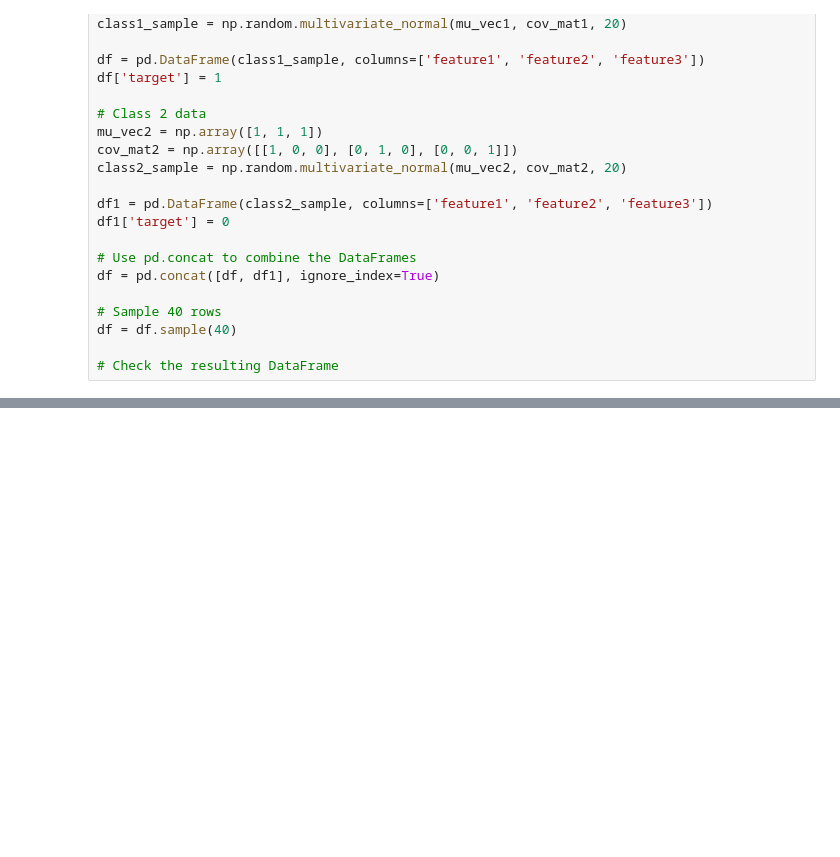
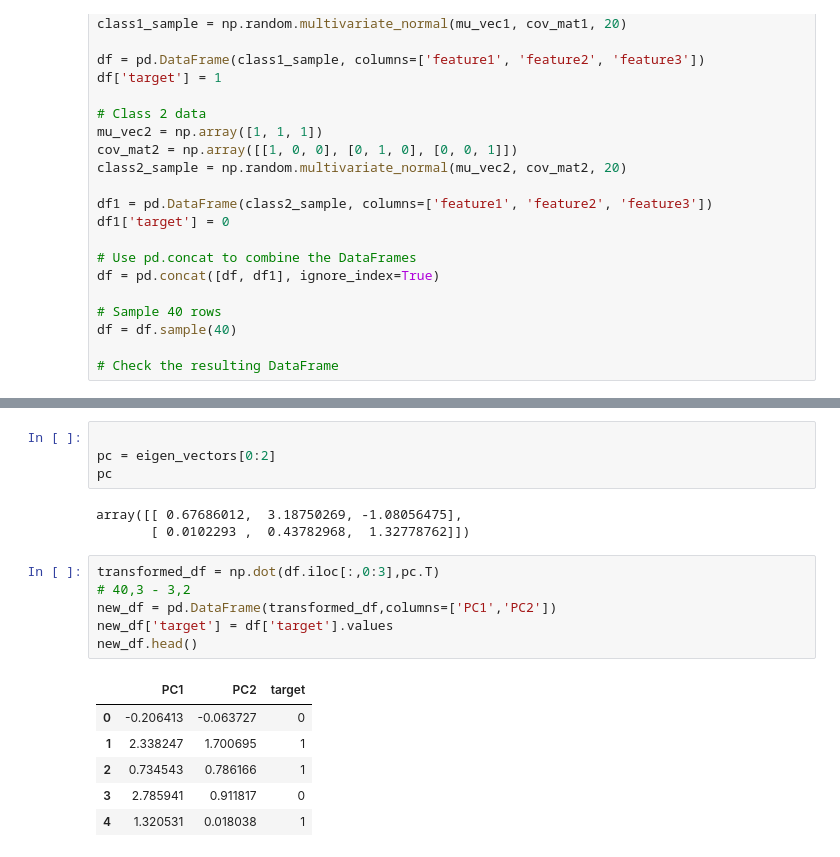
Before and after one commit to amitmishra-cs/100-Days_ML_DL, a Jupyter notebook: 38-pca/pca.ipynb, the cells around one changed output, grey strips where cells are left out. Cells and saved outputs as stored; diff of their text form; blank space fills up the shorter version.

```diff
--- a/38-pca/pca.ipynb
+++ b/38-pca/pca.ipynb
@@ -29,0 +126,20 @@ df = df.sample(40)
+# %%
+
+pc = eigen_vectors[0:2]
+pc
+# %% [output]
+array([[ 0.67686012,  3.18750269, -1.08056475],
+       [ 0.0102293 ,  0.43782968,  1.32778762]])
+# %%
+transformed_df = np.dot(df.iloc[:,0:3],pc.T)
+# 40,3 - 3,2
+new_df = pd.DataFrame(transformed_df,columns=['PC1','PC2'])
+new_df['target'] = df['target'].values
+new_df.head()
+# %% [output]
+|  | PC1 | PC2 | target |
+| 0 | -0.206413 | -0.063727 | 0 |
+| 1 | 2.338247 | 1.700695 | 1 |
+| 2 | 0.734543 | 0.786166 | 1 |
+| 3 | 2.785941 | 0.911817 | 0 |
+| 4 | 1.320531 | 0.018038 | 1 |
```
Also changed, not shown: parts of 9 cells of this notebook.
